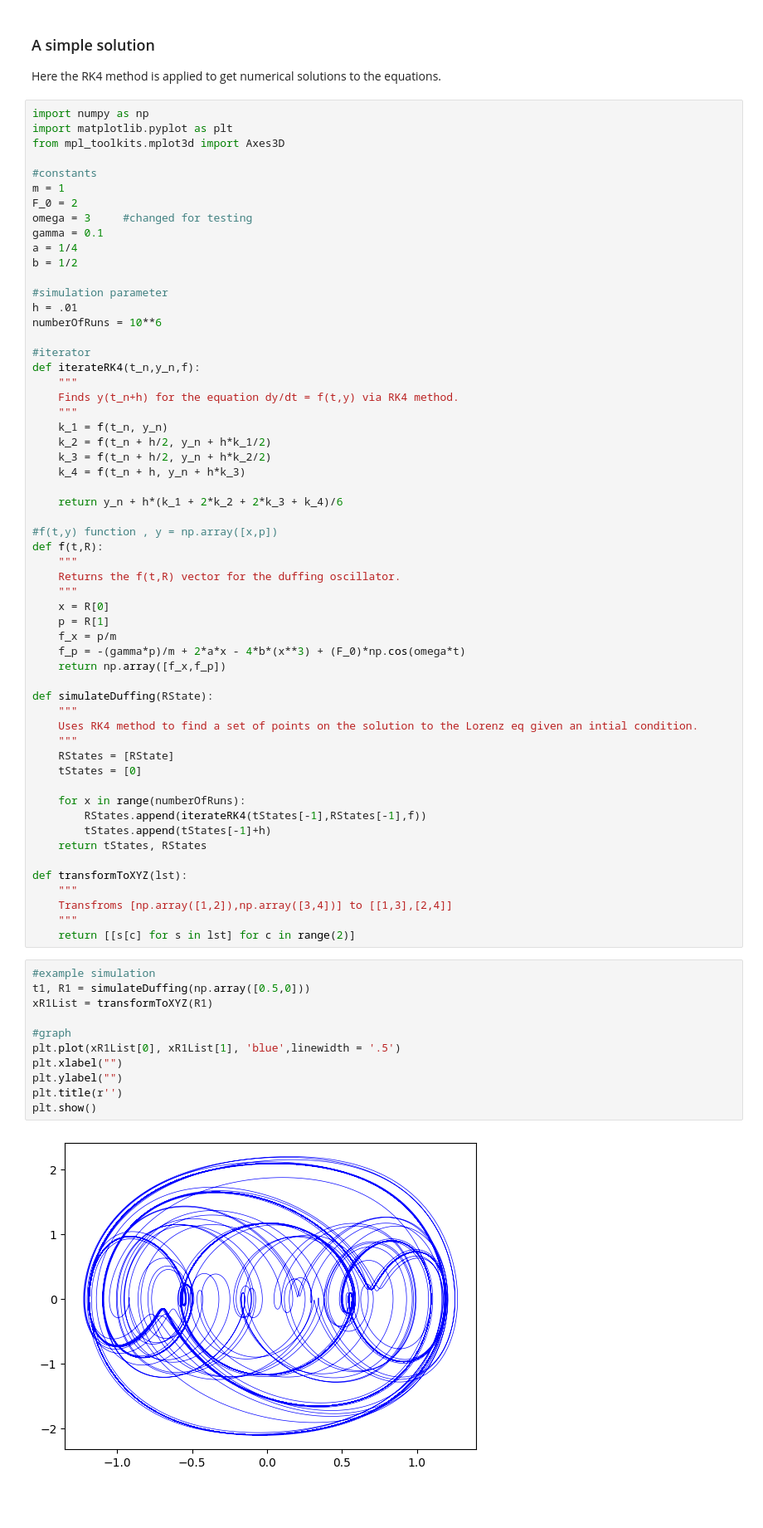
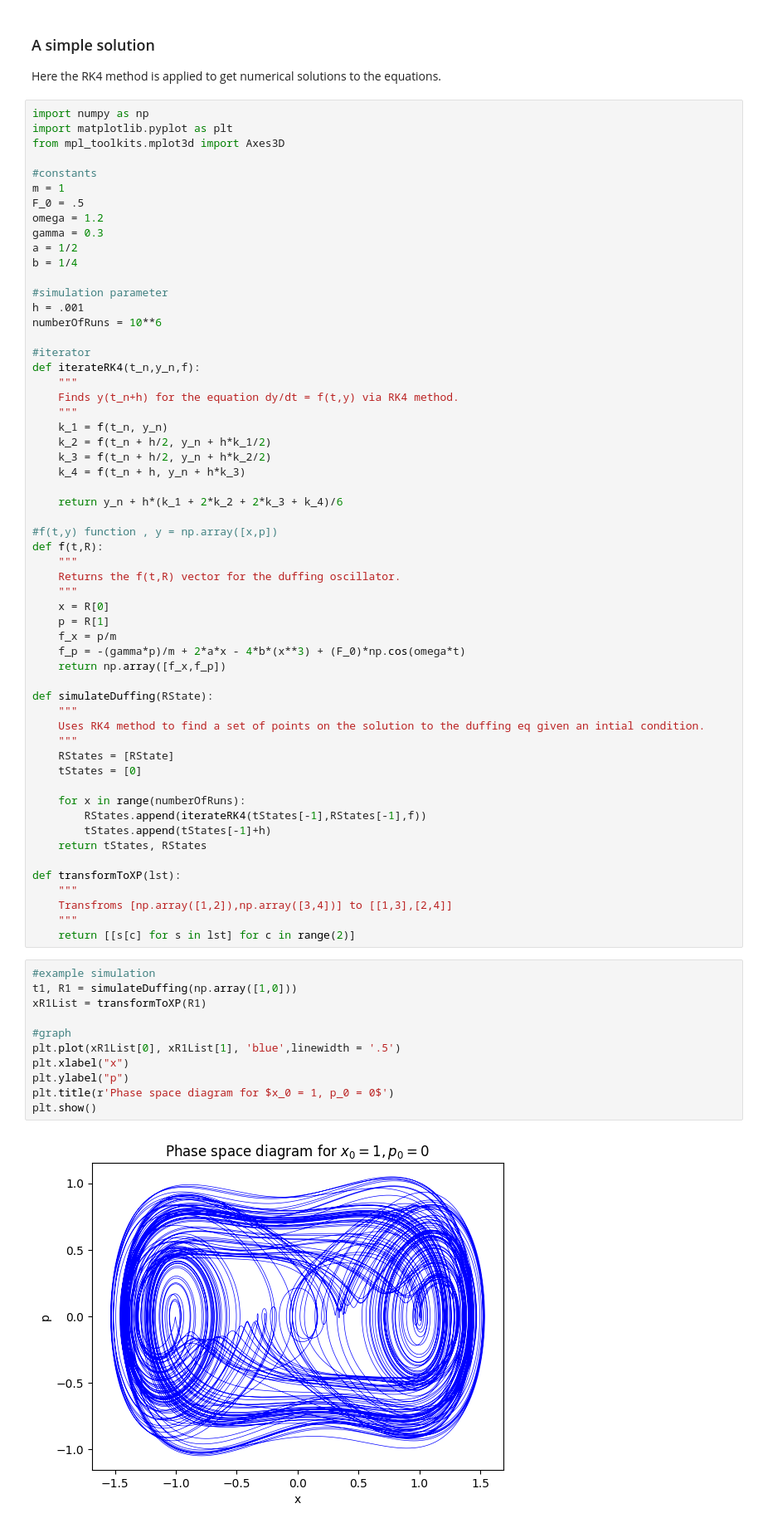
Before and after one commit to Williame33445/physics-projects, a Jupyter notebook: chaos-simulations/duffing-oscillator.ipynb, the cells around one changed output. Shown at 83% size. Saved outputs shown, nothing was run; the diff lists cells and outputs as text; blank space fills up the shorter version.

Commit message:
finished duffing oscillator

```diff
--- a/chaos-simulations/duffing-oscillator.ipynb
+++ b/chaos-simulations/duffing-oscillator.ipynb
@@ -19,14 +19,14 @@ from mpl_toolkits.mplot3d import Axes3D
 
 #constants
 m = 1
-F_0 = 2
-omega = 3     #changed for testing
-gamma = 0.1
-a = 1/4
-b = 1/2
+F_0 = .5
+omega = 1.2
+gamma = 0.3
+a = 1/2
+b = 1/4
 
 #simulation parameter
-h = .01
+h = .001
 numberOfRuns = 10**6
 
 #iterator
@@ -54,7 +54,7 @@ def f(t,R):
 
 def simulateDuffing(RState):
     """
-    Uses RK4 method to find a set of points on the solution to the Lorenz eq given an intial condition.
+    Uses RK4 method to find a set of points on the solution to the duffing eq given an intial condition.
     """
     RStates = [RState]
     tStates = [0]
@@ -64,24 +64,24 @@ def simulateDuffing(RState):
         tStates.append(tStates[-1]+h)
     return tStates, RStates
 
-def transformToXYZ(lst):
+def transformToXP(lst):
     """
     Transfroms [np.array([1,2]),np.array([3,4])] to [[1,3],[2,4]]
     """
     return [[s[c] for s in lst] for c in range(2)]
 # %%
 #example simulation
-t1, R1 = simulateDuffing(np.array([0.5,0]))
-xR1List = transformToXYZ(R1)
+t1, R1 = simulateDuffing(np.array([1,0]))
+xR1List = transformToXP(R1)
 
 #graph
 plt.plot(xR1List[0], xR1List[1], 'blue',linewidth = '.5')
-plt.xlabel("")
-plt.ylabel("")
-plt.title(r'')
+plt.xlabel("x")
+plt.ylabel("p")
+plt.title(r'Phase space diagram for $x_0 = 1, p_0 = 0$')
 plt.show()
 # %% [output]
-[figure, old version]
+[figure, new version]
 # %% [markdown]
 ### Strange Attractor
 
```
Also changed, not shown: parts of 3 cells of this notebook.
